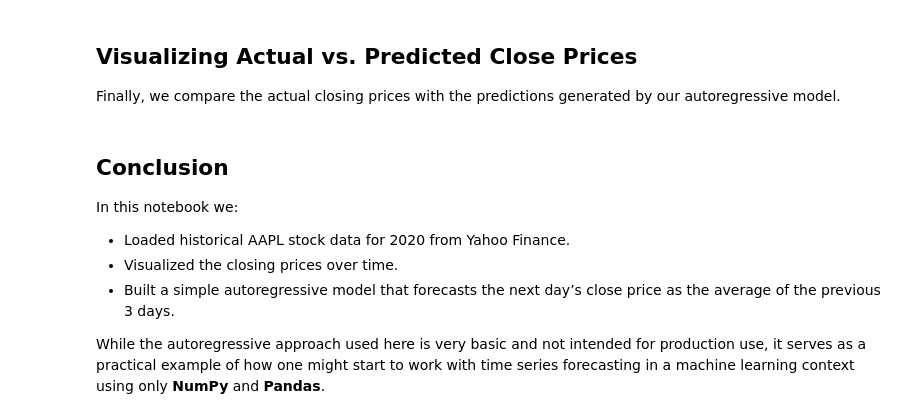
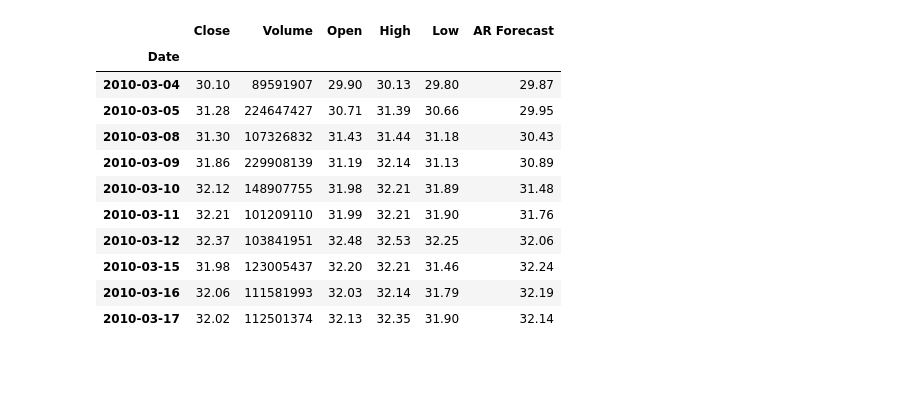
Before and after one commit to hussamalafandi/python-course-3, a Jupyter notebook: day_7/07_time_series.ipynb, the cells around one changed output. Saved outputs shown, nothing was run; the diff lists cells and outputs as text; code cells hidden in the pictures; blank space fills up the shorter version.

Commit message:
add different approaches

```diff
--- a/day_7/07_time_series.ipynb
+++ b/day_7/07_time_series.ipynb
@@ -57,32 +150,39 @@ We now build a simple autoregression model that predicts the next day's closing
 # %%
-# Define a function to predict the next value as the average of the last 'lag' values
+# Define the autoregressive prediction function with a lag of 3
 def autoregression_predict(data, lag=3):
     """
     Predicts the next value as the average of the last 'lag' values.
     """
     return np.mean(data[-lag:])
 
-# We'll use the 'Close' price for predictions
+# Extract the closing prices
 close_prices = df['Close'].values
 
-# Set the lag (number of previous days used for prediction)
+# Set the lag value
 lag = 3
-predictions = []
+ar_predictions = []
 
 # Loop over the data starting at index 'lag'
 for i in range(lag, len(close_prices)):
-    past_values = close_prices[i-lag:i]  # Get the last 'lag' closing prices
+    past_values = close_prices[i-lag:i]
     pred = autoregression_predict(past_values, lag=lag)
-    predictions.append(pred)
+    ar_predictions.append(pred)
 
-# Create a new DataFrame for the predictions
-# We align predictions with the actual data starting from the 'lag'-th day
-df_pred = df.iloc[lag:].copy()
-df_pred['Predicted Close'] = predictions
+# Create a new DataFrame for AR forecast (available from the 'lag'-th observation)
+df_ar = df.iloc[lag:].copy()
+df_ar['AR Forecast'] = ar_predictions
 
-# Show the first few rows with predictions
-df_pred.head()
+df_ar.head(10)
+# %% [output]
+|  | Close | Volume | Open | High | Low | AR Forecast |
+| Date |  |  |  |  |  |  |
+| 2010-03-04 | 30.10 | 89591907 | 29.90 | 30.13 | 29.80 | 29.87 |
+| 2010-03-05 | 31.28 | 224647427 | 30.71 | 31.39 | 30.66 | 29.95 |
+| 2010-03-08 | 31.30 | 107326832 | 31.43 | 31.44 | 31.18 | 30.43 |
+| 2010-03-09 | 31.86 | 229908139 | 31.19 | 32.14 | 31.13 | 30.89 |
+| 2010-03-10 | 32.12 | 148907755 | 31.98 | 32.21 | 31.89 | 31.48 |
+| 2010-03-11 | 32.21 | 101209110 | 31.99 | 32.21 | 31.90 | 31.76 |
+| 2010-03-12 | 32.37 | 103841951 | 32.48 | 32.53 | 32.25 | 32.06 |
+| 2010-03-15 | 31.98 | 123005437 | 32.20 | 32.21 | 31.46 | 32.24 |
+| 2010-03-16 | 32.06 | 111581993 | 32.03 | 32.14 | 31.79 | 32.19 |
+| 2010-03-17 | 32.02 | 112501374 | 32.13 | 32.35 | 31.90 | 32.14 |
-# %% [markdown]
-## Visualizing Actual vs. Predicted Close Prices
-
-Finally, we compare the actual closing prices with the predictions generated by our autoregressive model.
@@ -94,10 +188,0 @@ ax.set_ylabel('Price')
-# %% [markdown]
-## Conclusion
-
-In this notebook we:
-
-- Loaded historical AAPL stock data for 2020 from Yahoo Finance.
-- Visualized the closing prices over time.
-- Built a simple autoregressive model that forecasts the next day’s close price as the average of the previous 3 days.
-
-While the autoregressive approach used here is very basic and not intended for production use, it serves as a practical example of how one might start to work with time series forecasting in a machine learning context using only **NumPy** and **Pandas**.
```
Also changed, not shown: parts of 23 cells of this notebook.
